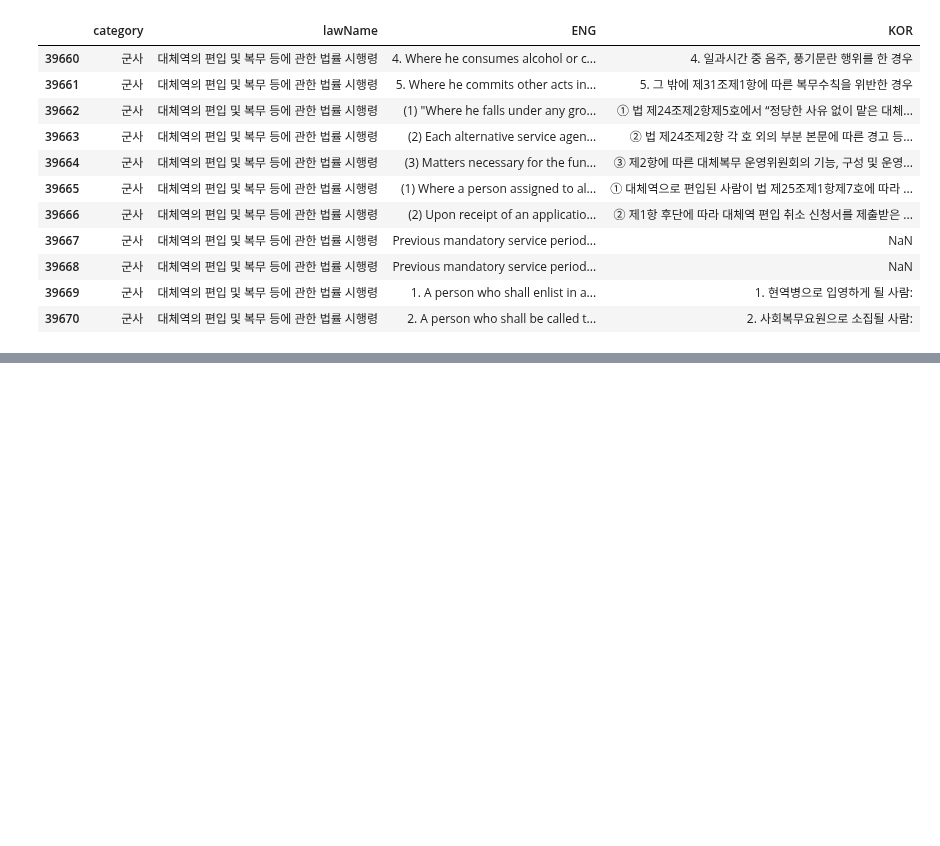
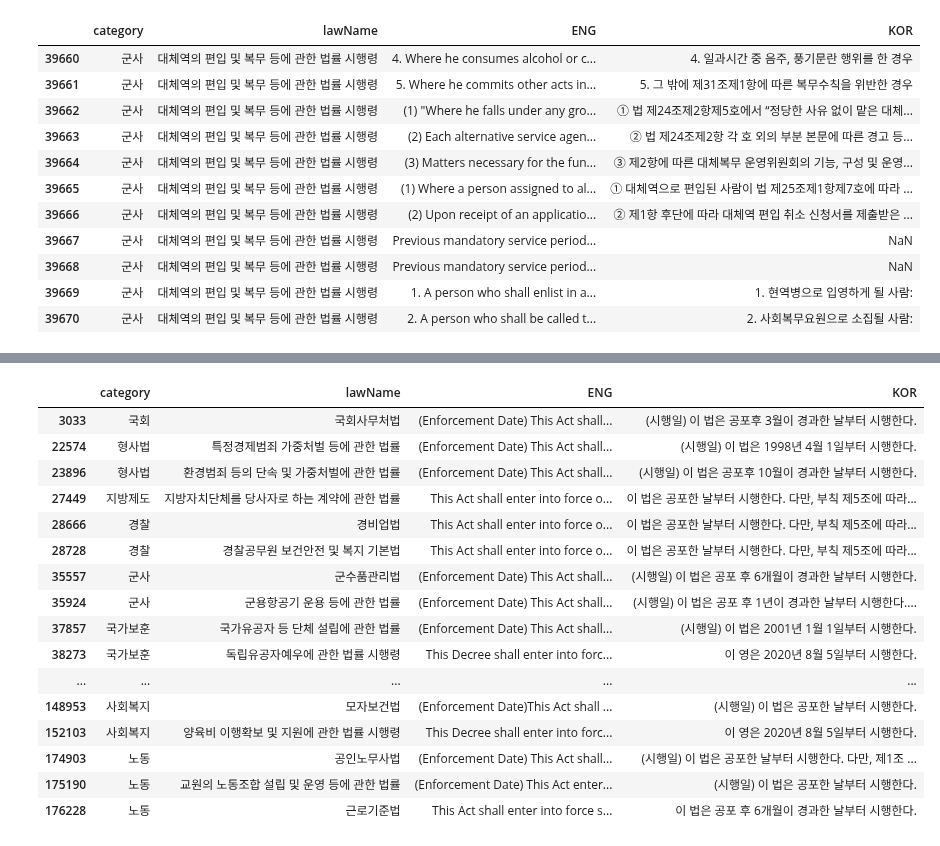
Before and after one commit to tjtmddnjswkd/capstone, a Jupyter notebook: preprocessing_new.ipynb, the cells around one changed output, grey strips where cells are left out. Saved outputs shown, nothing was run; the diff lists cells and outputs as text; code cells hidden in the pictures; blank space fills up the shorter version.

```diff
--- a/preprocessing_new.ipynb
+++ b/preprocessing_new.ipynb
@@ -93,0 +295,2 @@ df_notnull.tail()
+# %%
+patterns+=("|"+pattern)
@@ -93,0 +299,6 @@ df_notnull.tail()
+# %%
+eng_pre = df_notnull.ENG.apply(lambda x: re.sub(patterns, '', x).strip(" "))
+kor_pre = df_notnull.KOR.apply(lambda x: re.sub(patterns, '', x).strip(" "))
+# %%
+df_pre1 = pd.DataFrame(zip(df_notnull["category"].values, df_notnull["lawName"].values, eng_pre, kor_pre), columns=df_notnull.columns)
+df_pre1
@@ -93,0 +335,3 @@ df_notnull.tail()
+# %%
+df_pre1_del = df_pre1.loc[(df_pre1["ENG"]!="")&(df_pre1["KOR"]!="")].reset_index(drop=True)
+df_pre1_del
@@ -93,0 +370,20 @@ df_notnull.tail()
+# %%
+df_pre1_del.loc[df_pre1_del.ENG.str.contains("(Proviso Omitted.)")]
+# %% [output]
+|  | category | lawName | ENG | KOR |
+| 3033 | 국회 | 국회사무처법 | (Enforcement Date) This Act shall... | (시행일) 이 법은 공포후 3월이 경과한 날부터 시행한다. |
+| 22574 | 형사법 | 특정경제범죄 가중처벌 등에 관한 법률 | (Enforcement Date) This Act shall... | (시행일) 이 법은 1998년 4월 1일부터 시행한다. |
+| 23896 | 형사법 | 환경범죄 등의 단속 및 가중처벌에 관한 법률 | (Enforcement Date) This Act shall... | (시행일) 이 법은 공포후 10월이 경과한 날부터 시행한다. |
+| 27449 | 지방제도 | 지방자치단체를 당사자로 하는 계약에 관한 법률 | This Act shall enter into force o... | 이 법은 공포한 날부터 시행한다. 다만, 부칙 제5조에 따라... |
+| 28666 | 경찰 | 경비업법 | This Act shall enter into force o... | 이 법은 공포한 날부터 시행한다. 다만, 부칙 제5조에 따라... |
+| 28728 | 경찰 | 경찰공무원 보건안전 및 복지 기본법 | This Act shall enter into force o... | 이 법은 공포한 날부터 시행한다. 다만, 부칙 제5조에 따라... |
+| 35557 | 군사 | 군수품관리법 | (Enforcement Date) This Act shall... | (시행일) 이 법은 공포 후 6개월이 경과한 날부터 시행한다. |
+| 35924 | 군사 | 군용항공기 운용 등에 관한 법률 | (Enforcement Date) This Act shall... | (시행일) 이 법은 공포 후 1년이 경과한 날부터 시행한다.... |
+| 37857 | 국가보훈 | 국가유공자 등 단체 설립에 관한 법률 | (Enforcement Date) This Act shall... | (시행일) 이 법은 2001년 1월 1일부터 시행한다. |
+| 38273 | 국가보훈 | 독립유공자예우에 관한 법률 시행령 | This Decree shall enter into forc... | 이 영은 2020년 8월 5일부터 시행한다. |
+| ... | ... | ... | ... | ... |
+| 148953 | 사회복지 | 모자보건법 | (Enforcement Date)This Act shall ... | (시행일) 이 법은 공포한 날부터 시행한다. |
+| 152103 | 사회복지 | 양육비 이행확보 및 지원에 관한 법률 시행령 | This Decree shall enter into forc... | 이 영은 2020년 8월 5일부터 시행한다. |
+| 174903 | 노동 | 공인노무사법 | (Enforcement Date) This Act shall... | (시행일) 이 법은 공포한 날부터 시행한다. 다만, 제1조 ... |
+| 175190 | 노동 | 교원의 노동조합 설립 및 운영 등에 관한 법률 | (Enforcement Date) This Act enter... | (시행일) 이 법은 공포한 날부터 시행한다. |
+| 176228 | 노동 | 근로기준법 | This Act shall enter into force s... | 이 법은 공포 후 6개월이 경과한 날부터 시행한다. |
```
Also changed, not shown: parts of 34 cells of this notebook.
